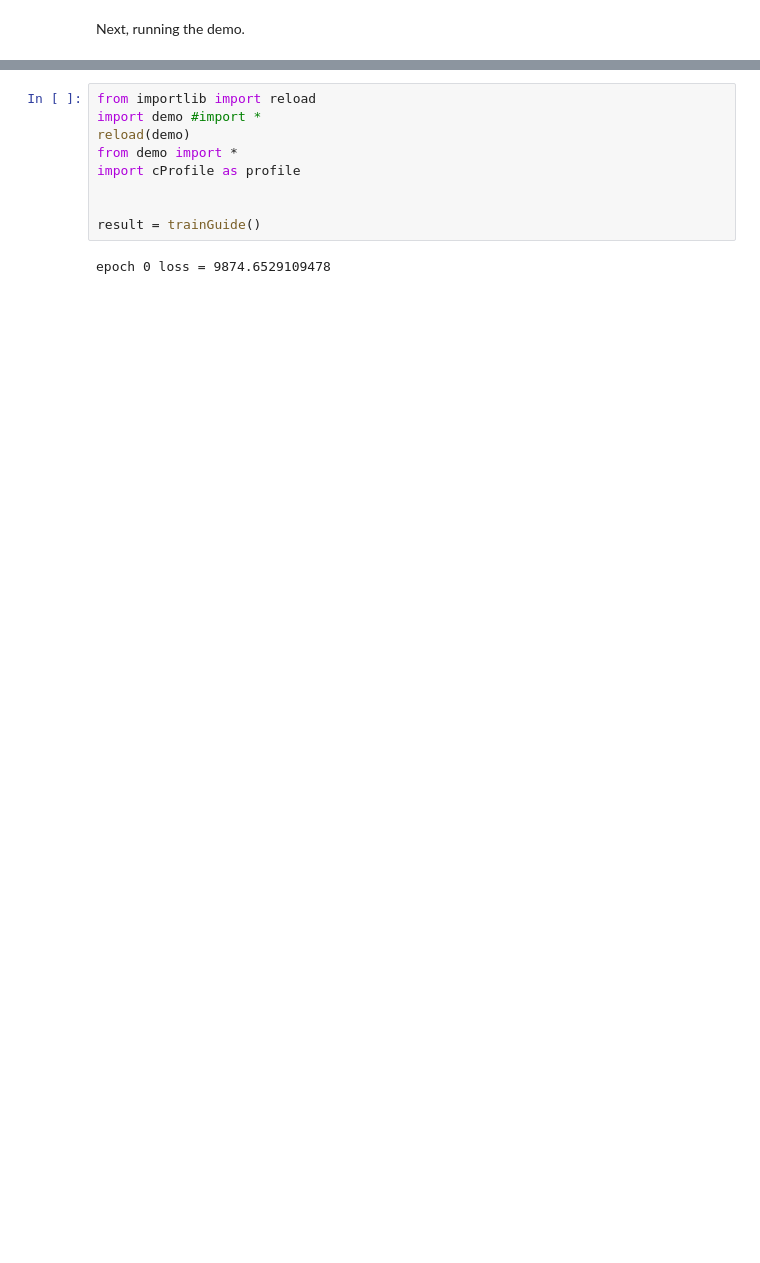
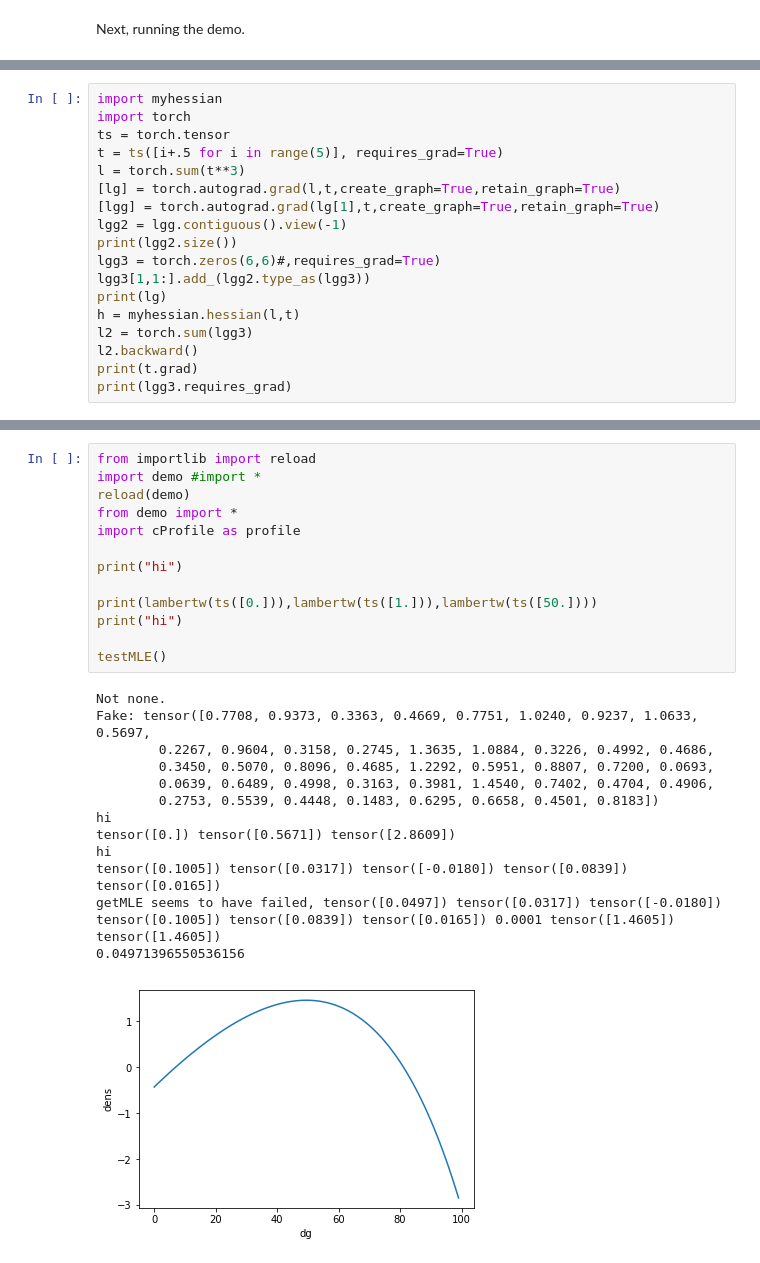
Before and after one commit to jamesonquinn/eipython, a Jupyter notebook: demo.ipynb, the cells around one changed output, grey strips where cells are left out. Drawn from its saved outputs; the diff is of its cells as text; blank space fills up the shorter version.

```diff
--- a/demo.ipynb
+++ b/demo.ipynb
@@ -15,0 +65,18 @@ Next, running the demo.
+# %%
+import myhessian
+import torch
+ts = torch.tensor
+t = ts([i+.5 for i in range(5)], requires_grad=True)
+l = torch.sum(t**3)
+[lg] = torch.autograd.grad(l,t,create_graph=True,retain_graph=True)
+[lgg] = torch.autograd.grad(lg[1],t,create_graph=True,retain_graph=True)
+lgg2 = lgg.contiguous().view(-1)
+print(lgg2.size())
+lgg3 = torch.zeros(6,6)#,requires_grad=True)
+lgg3[1,1:].add_(lgg2.type_as(lgg3))
+print(lg)
+h = myhessian.hessian(l,t)
+l2 = torch.sum(lgg3)
+l2.backward()
+print(t.grad)
+print(lgg3.requires_grad)
@@ -16,11 +88,27 @@ Next, running the demo.
 # %%
 from importlib import reload
 import demo #import *
 reload(demo)
 from demo import *
 import cProfile as profile
 
+print("hi")
 
-result = trainGuide()
+print(lambertw(ts([0.])),lambertw(ts([1.])),lambertw(ts([50.])))
+print("hi")
+
+testMLE()
 # %% [output]
-epoch 0 loss = 9874.6529109478
+Not none.
+Fake: tensor([0.7708, 0.9373, 0.3363, 0.4669, 0.7751, 1.0240, 0.9237, 1.0633, 0.5697,
+        0.2267, 0.9604, 0.3158, 0.2745, 1.3635, 1.0884, 0.3226, 0.4992, 0.4686,
+        0.3450, 0.5070, 0.8096, 0.4685, 1.2292, 0.5951, 0.8807, 0.7200, 0.0693,
+        0.0639, 0.6489, 0.4998, 0.3163, 0.3981, 1.4540, 0.7402, 0.4704, 0.4906,
+        0.2753, 0.5539, 0.4448, 0.1483, 0.6295, 0.6658, 0.4501, 0.8183])
+hi
+tensor([0.]) tensor([0.5671]) tensor([2.8609])
+hi
+tensor([0.1005]) tensor([0.0317]) tensor([-0.0180]) tensor([0.0839]) tensor([0.0165])
+getMLE seems to have failed, tensor([0.0497]) tensor([0.0317]) tensor([-0.0180]) tensor([0.1005]) tensor([0.0839]) tensor([0.0165]) 0.0001 tensor([1.4605]) tensor([1.4605])
+0.04971396550536156
+[figure, added]
```
Also changed, not shown: parts of 7 cells of this notebook, 19 other files.
